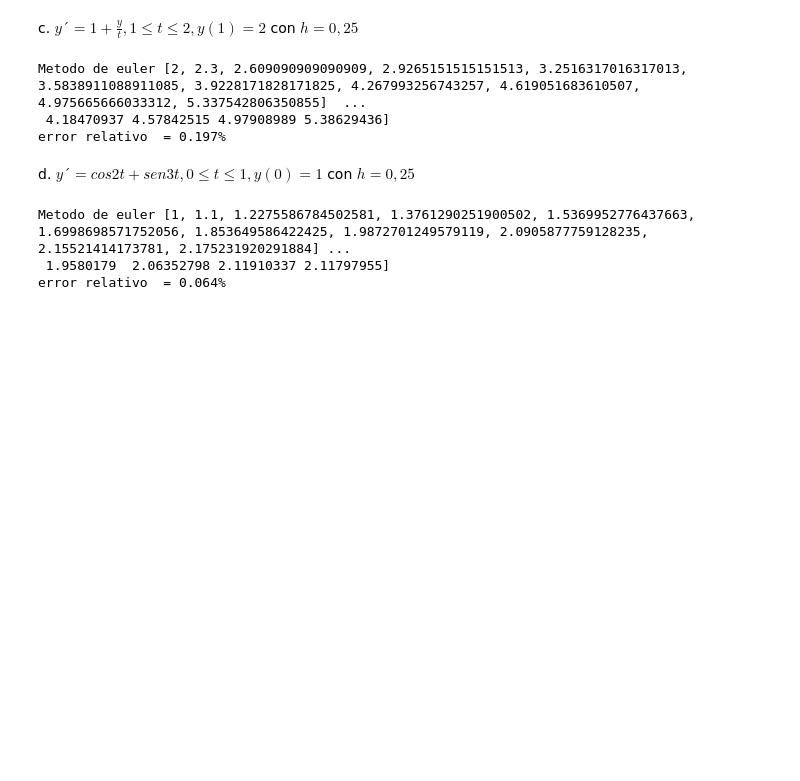
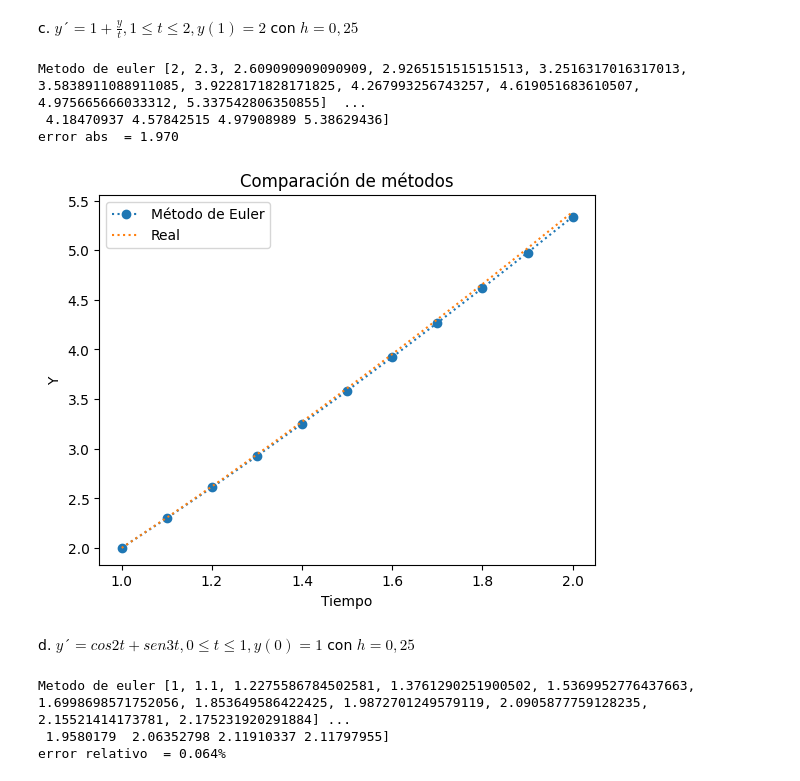
Before and after one commit to Bidobelemti/M-todos-num-ricos, a Jupyter notebook: Tarea12_MN/tarea12.ipynb, the cells around one changed output. Saved outputs shown, nothing was run; the diff lists cells and outputs as text; code cells hidden in the pictures; blank space fills up the shorter version.

```diff
--- a/Tarea12_MN/tarea12.ipynb
+++ b/Tarea12_MN/tarea12.ipynb
@@ -74,24 +85,35 @@ c. $y´=1 + \frac{y}{t}, 1 \leq t \leq 2 , y(1) = 2$ con $h = 0,25$
 # %%
 f = lambda t, y:1 + y/t
 y_t0 = 2
 
 a = 1
 b = 2
 
 ys,ts, h = ODE_euler(a=a, b=b, y_t0=y_t0, f=f, N=10)
 
 f_real = lambda t: t * np.log(t) + 2 * t
 x = np.linspace(a,b,10)
 y_real = f_real(x)
 print(f"Metodo de euler {ys}  valores reales {y_real}")
 error = 0
 for i in range(10):
     error += abs(ys[i]-y_real[i])
-print(f"error relativo  = {error/10:.3f}%")
+print(f"error abs  = {error:.3f}")
+
+plt.plot(ts, ys, marker="o", linestyle=":", label="Método de Euler")
+plt.plot(
+    x, f_real(x), linestyle=":", label="Real"
+)
+plt.xlabel("Tiempo")
+plt.ylabel("Y")
+plt.title("Comparación de métodos")
+plt.legend()
+plt.show()
 # %% [output]
 Metodo de euler [2, 2.3, 2.609090909090909, 2.9265151515151513, 3.2516317016317013, 3.5838911088911085, 3.9228171828171825, 4.267993256743257, 4.619051683610507, 4.975665666033312, 5.337542806350855]  ...
  4.18470937 4.57842515 4.97908989 5.38629436]
-error relativo  = 0.197%
+error abs  = 1.970
+[figure, added]
 # %% [markdown]
 d. $y´=cos 2t + sen 3t , 0 \leq t \leq 1 , y(0) = 1$ con $h = 0,25$
 # %%
```
Also changed, not shown: parts of 20 cells of this notebook, 2 other files.
